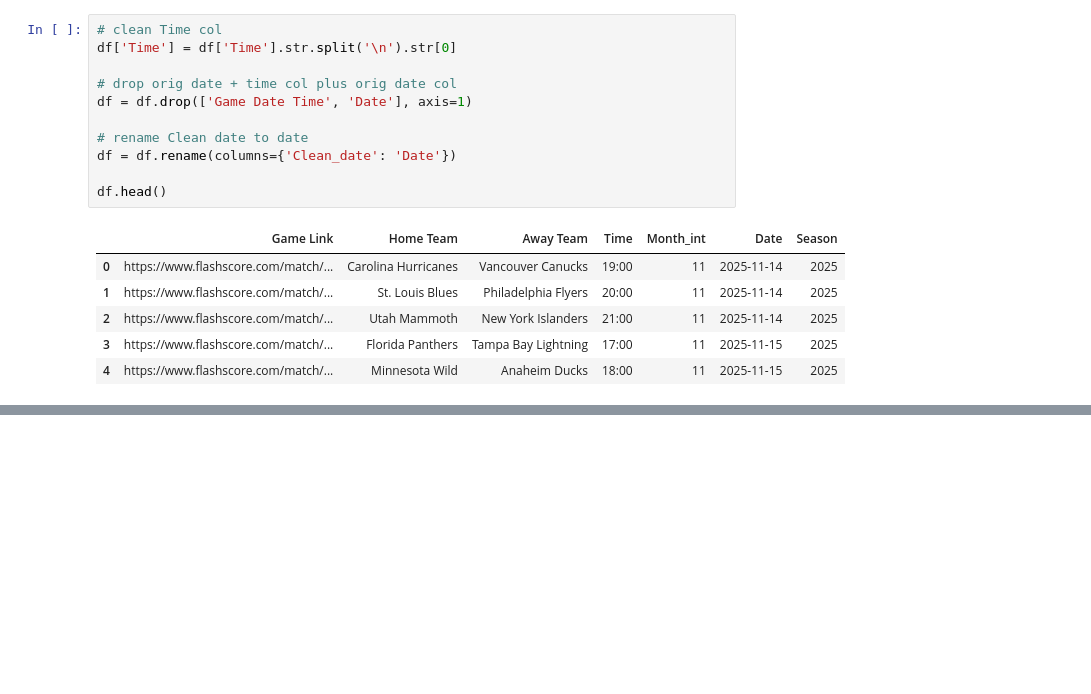
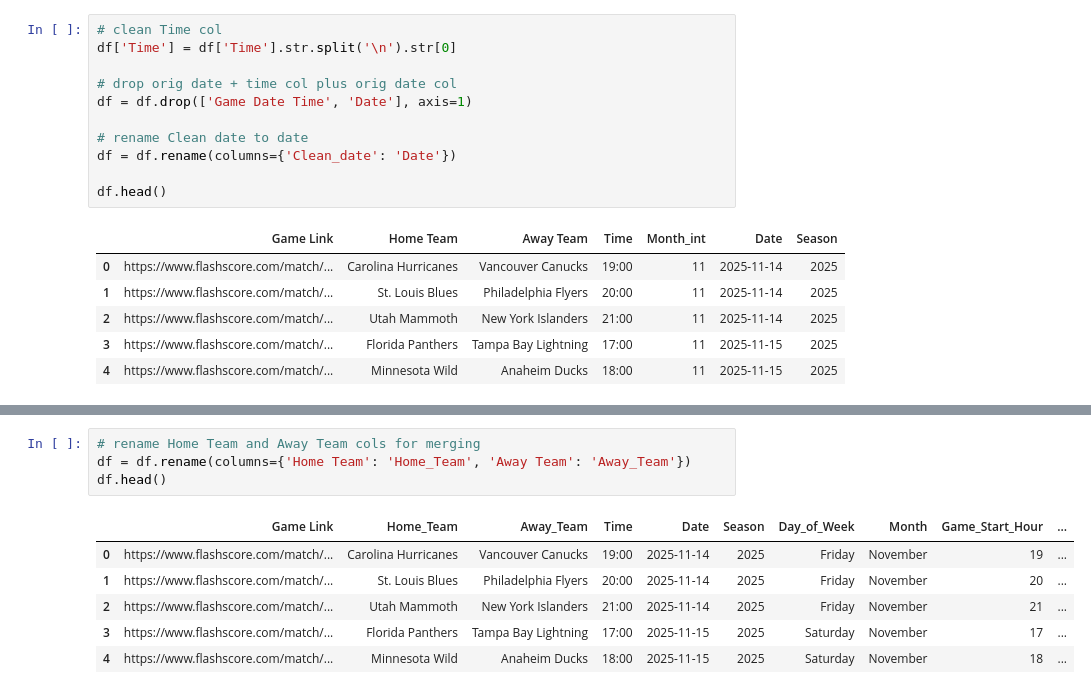
Before and after one commit to emmettd247/SportOnIce, a Jupyter notebook: get_upcoming_games.ipynb, the cells around one changed output, grey strips where cells are left out. Drawn from its saved outputs; the diff is of its cells as text; blank space fills up the shorter version.

```diff
--- a/get_upcoming_games.ipynb
+++ b/get_upcoming_games.ipynb
@@ -183,0 +230,11 @@ df.head()
+# %%
+# rename Home Team and Away Team cols for merging
+df = df.rename(columns={'Home Team': 'Home_Team', 'Away Team': 'Away_Team'})
+df.head()
+# %% [output]
+|  | Game Link | Home_Team | Away_Team | Time | Date | Season | Day_of_Week | Month | Game_Start_Hour | ... |
+| 0 | https://www.flashscore.com/match/... | Carolina Hurricanes | Vancouver Canucks | 19:00 | 2025-11-14 | 2025 | Friday | November | 19 | ... |
+| 1 | https://www.flashscore.com/match/... | St. Louis Blues | Philadelphia Flyers | 20:00 | 2025-11-14 | 2025 | Friday | November | 20 | ... |
+| 2 | https://www.flashscore.com/match/... | Utah Mammoth | New York Islanders | 21:00 | 2025-11-14 | 2025 | Friday | November | 21 | ... |
+| 3 | https://www.flashscore.com/match/... | Florida Panthers | Tampa Bay Lightning | 17:00 | 2025-11-15 | 2025 | Saturday | November | 17 | ... |
+| 4 | https://www.flashscore.com/match/... | Minnesota Wild | Anaheim Ducks | 18:00 | 2025-11-15 | 2025 | Saturday | November | 18 | ... |
```
Also changed, not shown: parts of 10 cells of this notebook, 9 other files.
